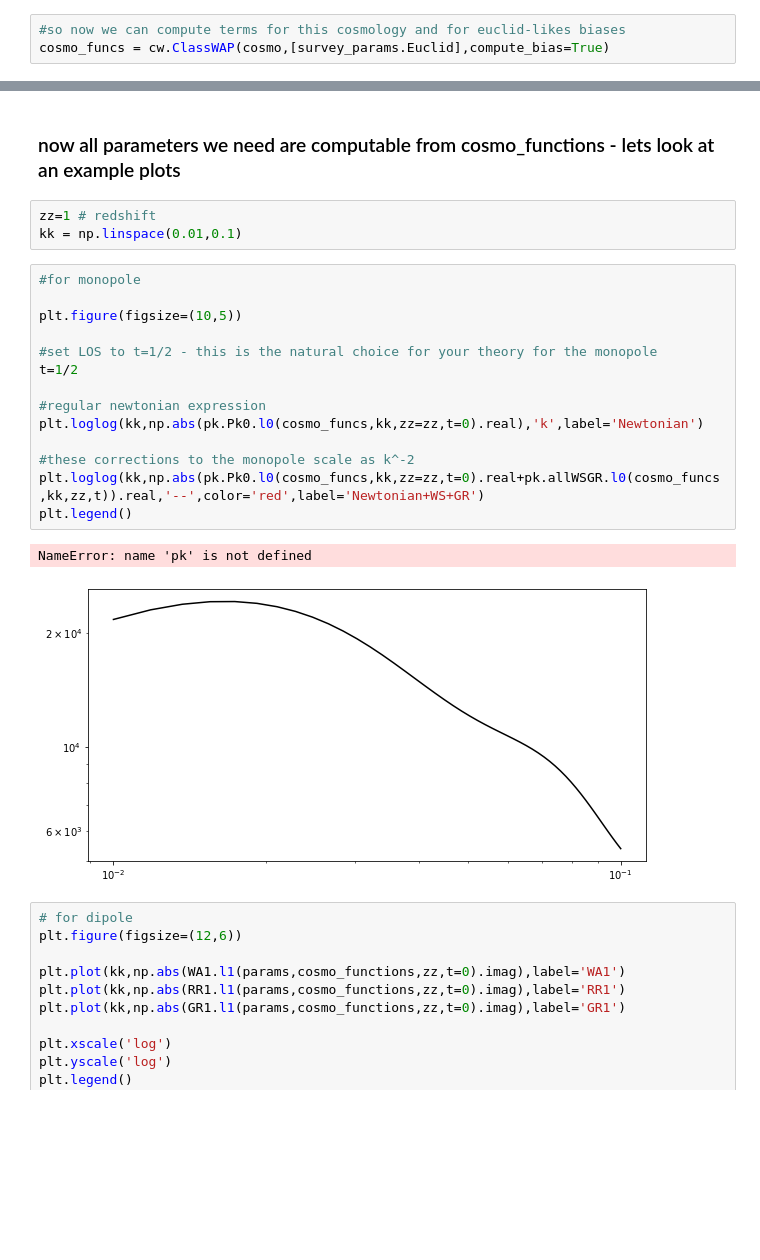
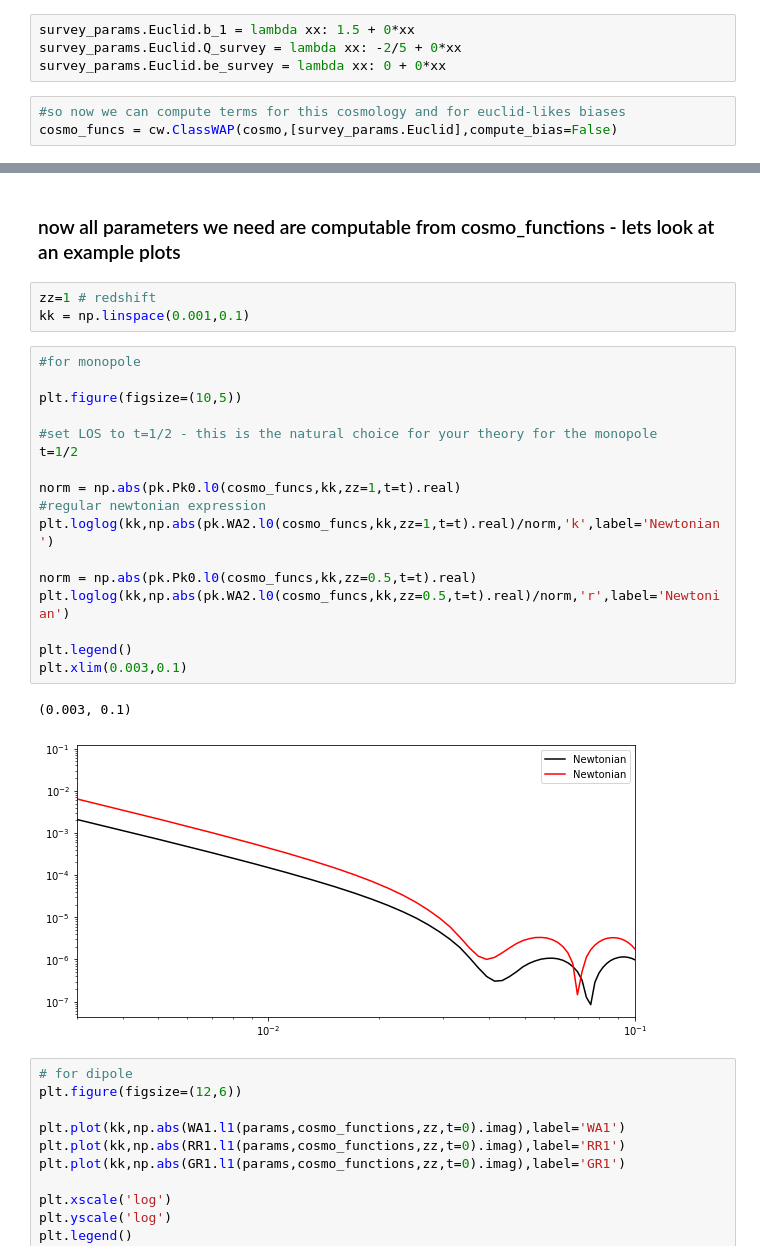
Before and after one commit to craddis1/CosmoWAP, a Jupyter notebook: examples/example_pk.ipynb, the cells around one changed output, grey strips where cells are left out. Cells and saved outputs as stored; diff of their text form; blank space fills up the shorter version.

```diff
--- a/examples/example_pk.ipynb
+++ b/examples/example_pk.ipynb
@@ -47,6 +68,10 @@ print(survey_params.Euclid.__dict__.keys())
 dict_keys(['b_1', 'z_range', 'be_survey', 'Q_survey', 'n_g', 'f_sky'])
 # %% [markdown]
 ### CosmologicalFunctions takes in the cosmology and a survey_params dict
+# %%
+survey_params.Euclid.b_1 = lambda xx: 1.5 + 0*xx
+survey_params.Euclid.Q_survey = lambda xx: -2/5 + 0*xx
+survey_params.Euclid.be_survey = lambda xx: 0 + 0*xx
 # %%
 #so now we can compute terms for this cosmology and for euclid-likes biases
-cosmo_funcs = cw.ClassWAP(cosmo,[survey_params.Euclid],compute_bias=True)
+cosmo_funcs = cw.ClassWAP(cosmo,[survey_params.Euclid],compute_bias=False)
@@ -59,24 +82,27 @@ Computing bias params...
 ### now all parameters we need are computable from cosmo_functions - lets look at an example plots
 # %%
 zz=1 # redshift
-kk = np.linspace(0.01,0.1)
+kk = np.linspace(0.001,0.1)
 # %%
 #for monopole
 
 plt.figure(figsize=(10,5))
 
 #set LOS to t=1/2 - this is the natural choice for your theory for the monopole
 t=1/2
 
+norm = np.abs(pk.Pk0.l0(cosmo_funcs,kk,zz=1,t=t).real)
 #regular newtonian expression
-plt.loglog(kk,np.abs(pk.Pk0.l0(cosmo_funcs,kk,zz=zz,t=0).real),'k',label='Newtonian')
+plt.loglog(kk,np.abs(pk.WA2.l0(cosmo_funcs,kk,zz=1,t=t).real)/norm,'k',label='Newtonian')
 
-#these corrections to the monopole scale as k^-2
-plt.loglog(kk,np.abs(pk.Pk0.l0(cosmo_funcs,kk,zz=zz,t=0).real+pk.allWSGR.l0(cosmo_funcs,kk,zz,t)).real,'--',color='red',label='Newtonian+WS+GR')
+norm = np.abs(pk.Pk0.l0(cosmo_funcs,kk,zz=0.5,t=t).real)
+plt.loglog(kk,np.abs(pk.WA2.l0(cosmo_funcs,kk,zz=0.5,t=t).real)/norm,'r',label='Newtonian')
+
 plt.legend()
+plt.xlim(0.003,0.1)
 # %% [output]
-NameError: name 'pk' is not defined
+(0.003, 0.1)
-[figure, old version]
+[figure, new version]
 # %%
 # for dipole
 plt.figure(figsize=(12,6))
```
Also changed, not shown: parts of 2 cells of this notebook, 6 other files.
